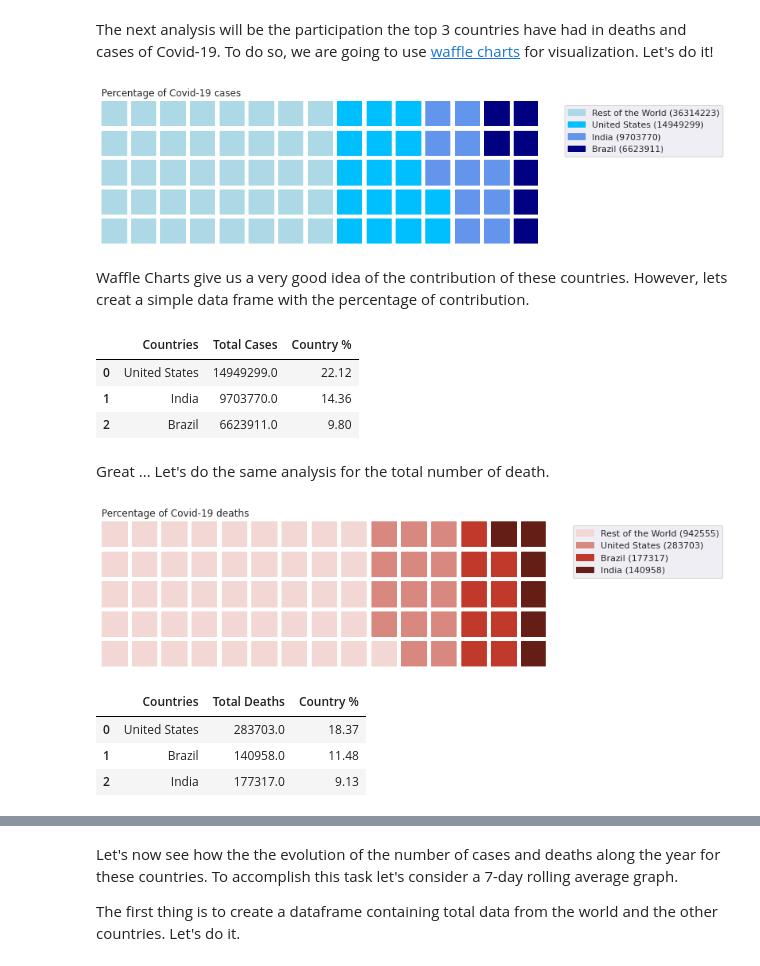
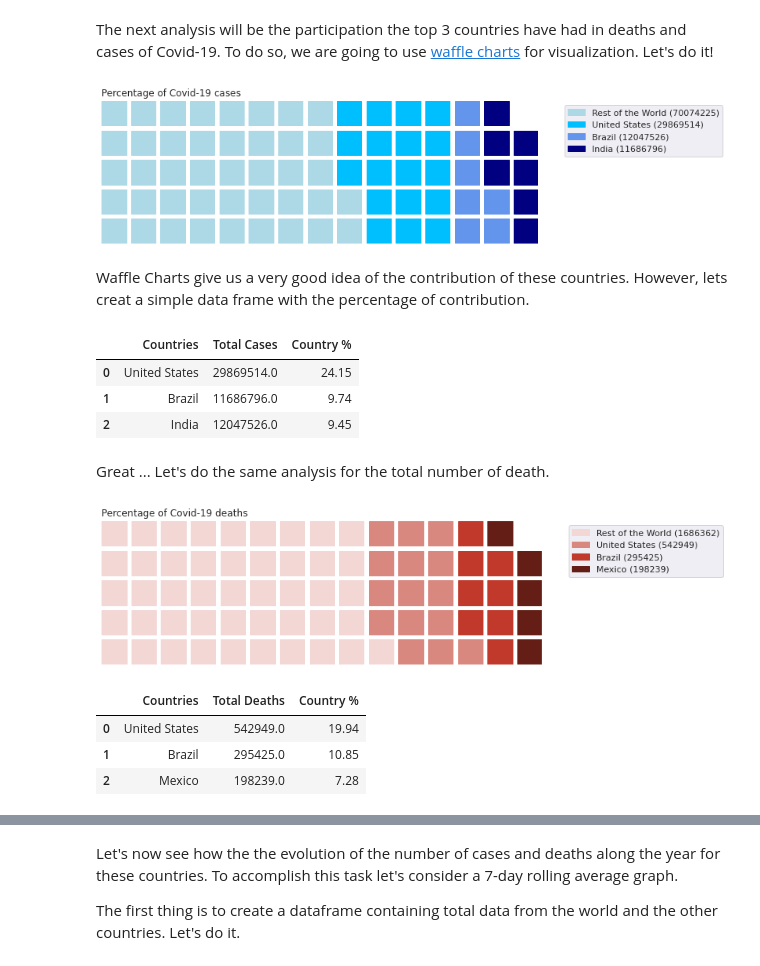
Before and after one commit to JoaoSiqueiraDS/DS_Days, a Jupyter notebook: Analysis_of_COVID-19_scenario_v2.ipynb, the cells around one changed output, grey strips where cells are left out. Drawn from its saved outputs; the diff is of its cells as text; code cells hidden in the pictures.

```diff
--- a/Analysis_of_COVID-19_scenario_v2.ipynb
+++ b/Analysis_of_COVID-19_scenario_v2.ipynb
@@ -409,62 +437,64 @@ total_deaths_usa = deaths_usa["total_deaths"].max()
 
 # Brazil
 total_cases_brazil = cases_brazil["total_cases"].max()
 total_deaths_brazil = deaths_brazil["total_deaths"].max()
 
 # India
 total_cases_india = cases_india["total_cases"].max()
-total_deaths_india = deaths_india["total_deaths"].max()
+
+# Mexico
+total_deaths_mexico = deaths_mexico["total_deaths"].max()
 
 #Resto of the World (rotw)
 total_cases_rotw = total_cases_world - total_cases_usa - total_cases_brazil - total_cases_india
-total_deaths_rotw = total_deaths_world - total_deaths_usa - total_deaths_india - total_deaths_brazil
+total_deaths_rotw = total_deaths_world - total_deaths_usa - total_deaths_mexico - total_deaths_brazil
 
 # Creating a data frame from these information
-dfw = pd.DataFrame(data={"Countries": ["Rest of the World", "United States", "India", "Brazil"],
-                   "Total Cases": [total_cases_rotw, total_cases_usa, total_cases_india, total_cases_brazil],
-                   "Total Deaths": [total_deaths_rotw, total_deaths_usa, total_deaths_brazil, total_deaths_india],})
+dfw = pd.DataFrame(data={"Countries": ["Rest of the World", "United States", "Brazil", "India"],
+                   "Total Cases": [total_cases_rotw, total_cases_usa, total_cases_brazil, total_cases_india],
+                   "Total Deaths": [total_deaths_rotw, total_deaths_usa, total_deaths_brazil, total_deaths_mexico],})
 
 # Creating the Waffle Chart - Cases
-data1 = {"Rest of the World": dfw.iloc[0,1], "United States": dfw.iloc[1,1], "India": dfw.iloc[2,1], "Brazil": dfw.iloc[3,1]}
+data1 = {"Rest of the World": dfw.iloc[0,1], "United States": dfw.iloc[1,1], "Brazil": dfw.iloc[2,1], "India": dfw.iloc[3,1]}
 fig = plt.figure(
                 FigureClass=Waffle,
                  rows = 5,
                  columns = 15,
                  figsize = (10,5),
                  colors = ["#ADD8E6", "#00BFFF", "#6495ED", "#000080"],
                  labels = [f"Rest of the World ({int(total_cases_rotw)})",
                                     f"United States ({int(total_cases_usa)})",
-                                    f"India ({int(total_cases_india)})",
-                                    f"Brazil ({int(total_cases_brazil)})"],
+                                    f"Brazil ({int(total_cases_brazil)})",
+                                    f"India ({int(total_cases_india)})"],
                  title={"label":"Percentage of Covid-19 cases", "loc":"left"},
                  values=data1,
                  legend={"loc": "upper left",'bbox_to_anchor': (1.05, 1)},
 
                  )
 fig.set_tight_layout(False)
 plt.show()
 # %% [output]
-[figure, old version]
+[figure, new version]
 # %% [markdown]
 Waffle Charts give us a very good idea of the contribution of these countries. However, lets creat a simple data frame with the percentage of contribution.
 # %%
 # Creating a DataFrame of contribution percentage
 
-dfc = pd.DataFrame(data={"Countries": ["United States", "India", "Brazil"],
+dfc = pd.DataFrame(data={"Countries": ["United States", "Brazil", "India"],
                     "Total Cases": [total_cases_usa, total_cases_india, total_cases_brazil],
-                    "Country %": [round(total_cases_usa/total_cases_world*100,2), round(total_cases_india/total_cases_world*100,2), round(total_cases_brazil/total_cases_world*100,2)]})
+                    "Country %": [round(total_cases_usa/total_cases_world*100,2), round(total_cases_brazil/total_cases_world*100,2), round(total_cases_india/total_cases_world*100,2)]})
 
 dfc
 # %% [output]
 |  | Countries | Total Cases | Country % |
-| 0 | United States | 14949299.0 | 22.12 |
-| 1 | India | 9703770.0 | 14.36 |
-| 2 | Brazil | 6623911.0 | 9.80 |
+| 0 | United States | 29869514.0 | 24.15 |
+| 1 | Brazil | 11686796.0 | 9.74 |
+| 2 | India | 12047526.0 | 9.45 |
 # %% [markdown]
 Great ... Let's do the same analysis for the total number of death.
 # %%
 # Creating the Waffle Chart - Deaths
-data2 = {"Rest of the World": dfw.iloc[0,2], "United States": dfw.iloc[1,2], "India": dfw.iloc[2,2], "Brazil": dfw.iloc[3,2]}
+data2 = {"Rest of the World": dfw.iloc[0,2], "United States": dfw.iloc[1,2], "Brazil": dfw.iloc[2,2], "Mexico": dfw.iloc[3,2]}
 fig = plt.figure(
                 FigureClass=Waffle,
                  rows = 5,
@@ -474,7 +504,7 @@ fig = plt.figure(
                  labels = [f"Rest of the World ({int(total_deaths_rotw)})",
                           f"United States ({int(total_deaths_usa)})",
                           f"Brazil ({int(total_deaths_brazil)})",
-                          f"India ({int(total_deaths_india)})",],
+                          f"Mexico ({int(total_deaths_mexico)})",],
                  title={"label":"Percentage of Covid-19 deaths", "loc":"left"},
                  values=data2,
                  legend={"loc": "upper left",'bbox_to_anchor': (1.05, 1)},
@@ -483,19 +513,19 @@ fig = plt.figure(
 fig.set_tight_layout(False)
 plt.show()
 # %% [output]
-[figure, old version]
+[figure, new version]
 # %%
 # Creating a DataFrame of contribution percentage
 
-dfd = pd.DataFrame(data={"Countries": ["United States", "Brazil", "India"],
-                    "Total Deaths": [total_deaths_usa, total_deaths_india, total_deaths_brazil],
-                    "Country %": [round(total_deaths_usa/total_deaths_world*100,2), round(total_deaths_brazil/total_deaths_world*100,2), round(total_deaths_india/total_deaths_world*100,2)]})
+dfd = pd.DataFrame(data={"Countries": ["United States", "Brazil", "Mexico"],
+                    "Total Deaths": [total_deaths_usa, total_deaths_brazil, total_deaths_mexico],
+                    "Country %": [round(total_deaths_usa/total_deaths_world*100,2), round(total_deaths_brazil/total_deaths_world*100,2), round(total_deaths_mexico/total_deaths_world*100,2)]})
 
 dfd
 # %% [output]
 |  | Countries | Total Deaths | Country % |
-| 0 | United States | 283703.0 | 18.37 |
-| 1 | Brazil | 140958.0 | 11.48 |
-| 2 | India | 177317.0 | 9.13 |
+| 0 | United States | 542949.0 | 19.94 |
+| 1 | Brazil | 295425.0 | 10.85 |
+| 2 | Mexico | 198239.0 | 7.28 |
 # %%
 dfw
```
Also changed, not shown: parts of 31 cells of this notebook.
